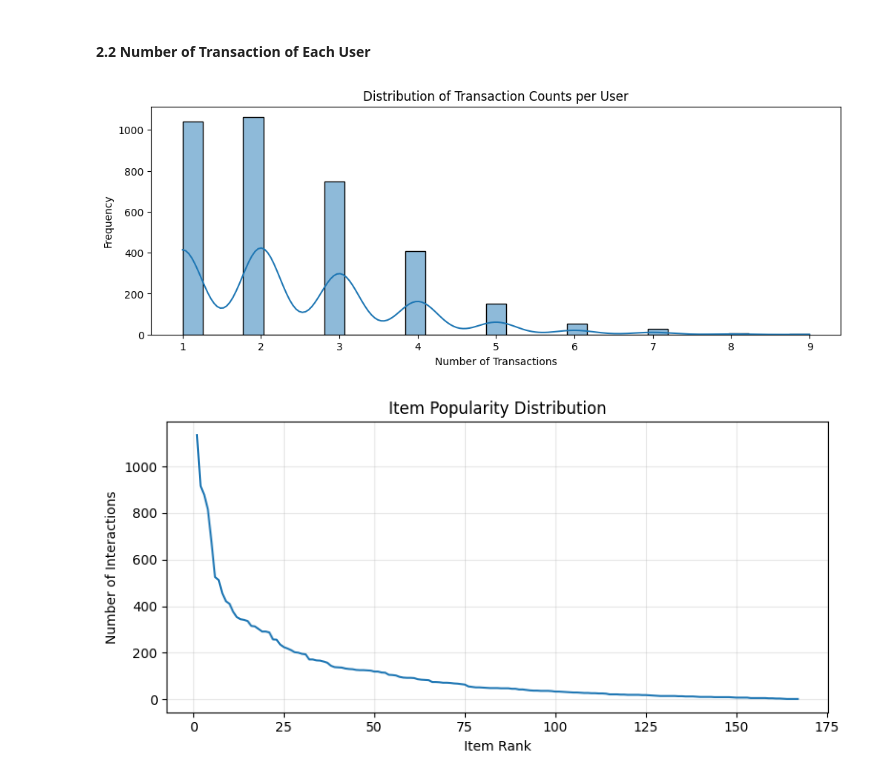
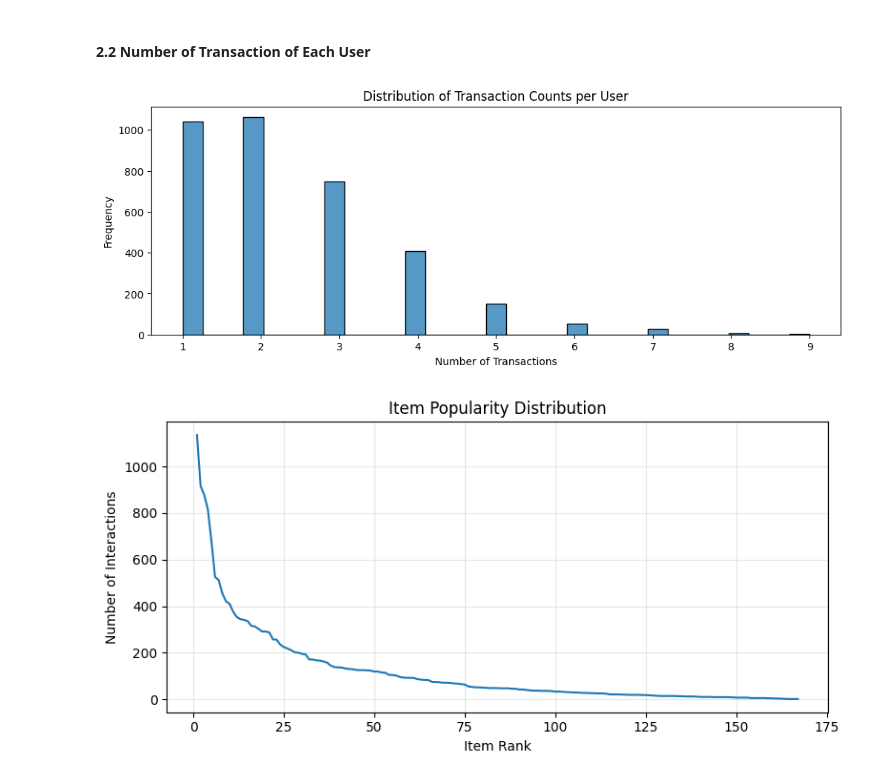
Before and after one commit to rizalhamdana/mbd_7306_assignment_3, a Jupyter notebook: collaborative_filtering/notebooks/MBD_2025_Tri1_assignment3a_a1939989_rizal_hamdan_arigusti_version_01.ipynb, the cells around one changed output. Drawn from its saved outputs; the diff is of its cells as text; code cells hidden in the pictures.

```diff
--- a/collaborative_filtering/notebooks/MBD_2025_Tri1_assignment3a_a1939989_rizal_hamdan_arigusti_version_01.ipynb
+++ b/collaborative_filtering/notebooks/MBD_2025_Tri1_assignment3a_a1939989_rizal_hamdan_arigusti_version_01.ipynb
@@ -11,15 +11,12 @@ import seaborn as sns
 # %% [markdown]
 ### 1. Load Dataset
 # %%
-train_set = pd.read_csv("../../data/Groceries data train.csv")
-test_set = pd.read_csv("../../data/Groceries data test.csv")
-
-train_set = train_set.rename(columns={"User_id": "user_id", "Date": "date","itemDescription": "item_description"})
-test_set = test_set.rename(columns={"User_id": "user_id", "Date": "date","itemDescription": "item_description"})
+dataframe = pd.read_csv("../../data/Groceries data train.csv")
+dataframe = dataframe.rename(columns={"User_id": "user_id", "Date": "date","itemDescription": "item_description"})
 # %%
-train_set = train_set.dropna(how='all')
-
-missing_per_column = train_set.isnull().sum()
+dataframe = dataframe.dropna(how='all')
+dataframe['date'] = pd.to_datetime(dataframe['date'], format="%d/%m/%Y")
+missing_per_column = dataframe.isnull().sum()
 print("Missing values per column:\n", missing_per_column)
 # %% [output]
 Missing values per column:
@@ -84,3 +31,13 @@ grouped_transaction_test_set
+# %%
+def generate_transaction_history(dataset):
+    transaction_history = dataset.groupby(['user_id', 'date', "year", "month", "day", "day_of_week"]).agg({
+        'item_description': list
+    }).reset_index()
+
+    transaction_history = transaction_history.rename(columns={"item_description": "items"})
+    return transaction_history
+
+full_transaction_history = generate_transaction_history(dataframe)
 # %% [markdown]
 ### 2. Exploratory Data Analyis
 # %% [markdown]
@@ -112,13 +69,13 @@ User-Item Ratio: 20.92
 # %% [markdown]
 #### 2.2 Number of Transaction of Each User
 # %%
-transaction_counts = grouped_transaction_train_set.groupby('user_id').size().reset_index(name='transaction_count')
+transaction_counts = full_transaction_history.groupby('user_id').size().reset_index(name='transaction_count')
 plt.figure(figsize=(12, 4))
-sns.histplot(transaction_counts['transaction_count'], kde=True)
+sns.histplot(transaction_counts['transaction_count'])
 plt.title('Distribution of Transaction Counts per User')
 plt.xlabel('Number of Transactions')
 plt.ylabel('Frequency')
 plt.show()
 # %% [output]
-[figure, old version]
+[figure, new version]
 # %%
```
Also changed, not shown: parts of 26 cells of this notebook.
